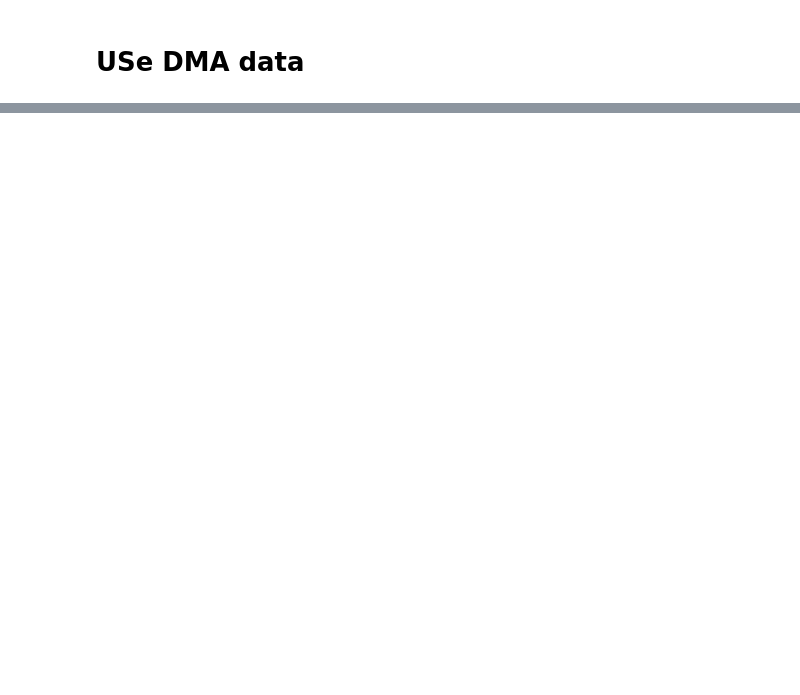
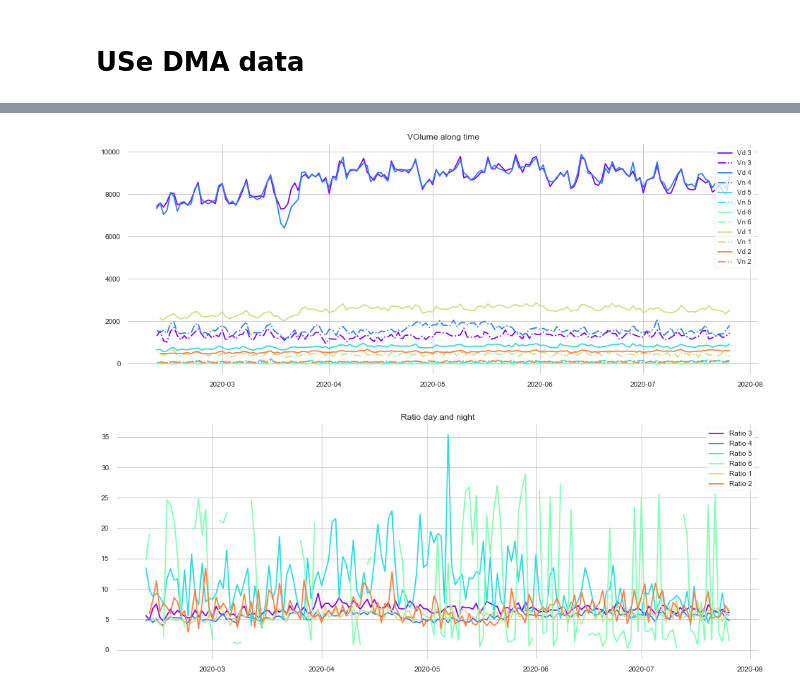
Before and after one commit to StorWater/StorWater_POC, a Jupyter notebook: notebooks/07-jsg-Mazzolani.ipynb, the cells around one changed output, grey strips where cells are left out. Drawn from its saved outputs; the diff is of its cells as text; code cells hidden in the pictures; blank space fills up the shorter version.

```diff
--- a/notebooks/07-jsg-Mazzolani.ipynb
+++ b/notebooks/07-jsg-Mazzolani.ipynb
@@ -522,0 +522,5 @@ Obj: 0.013503375843962074
+# %%
+df_orig = pd.read_csv('data/processed/smart_meter_night_day_V1.csv', parse_dates=['Date'])
+selected_DMA = "NEWSEVMA"
+df_orig = df_orig[df_orig['DMASHORTNAME'] ==selected_DMA ]
+df_orig
@@ -522,0 +541,27 @@ Obj: 0.013503375843962074
+# %%
+from matplotlib.pyplot import cm
+
+df = df_orig.tail(1000)
+
+ID = df['CATEGORY ID'].unique()
+color = cm.rainbow(np.linspace(0,1,len(ID)+1))
+
+for i,iid in enumerate(ID):
+    df_aux = df[df['CATEGORY ID'] == iid]
+    plt.plot(df_aux.Date, df_aux.Consumption_sum_Vd, color=color[i], linestyle='-', label=f'Vd {iid}')
+    plt.plot(df_aux.Date, df_aux.Consumption_sum_Vn, color=color[i], linestyle='-.', label=f'Vn {iid}')
+plt.legend( loc="upper right")
+plt.title("VOlume along time")
+plt.grid()
+plt.show()
+
+for i, iid in enumerate(ID):
+    df_aux = df[df['CATEGORY ID'] == iid]
+    plt.plot(df_aux.Date, df_aux.Consumption_sum_Vd / df_aux.Consumption_sum_Vn,color=color[i], label=f'Ratio {iid}')
+plt.legend(loc="upper right")
+plt.title("Ratio day and night")
+plt.grid()
+plt.show()
+# %% [output]
+[figure, added]
+[figure, added]
```
Also changed, not shown: parts of 23 cells of this notebook, 6 other files.
